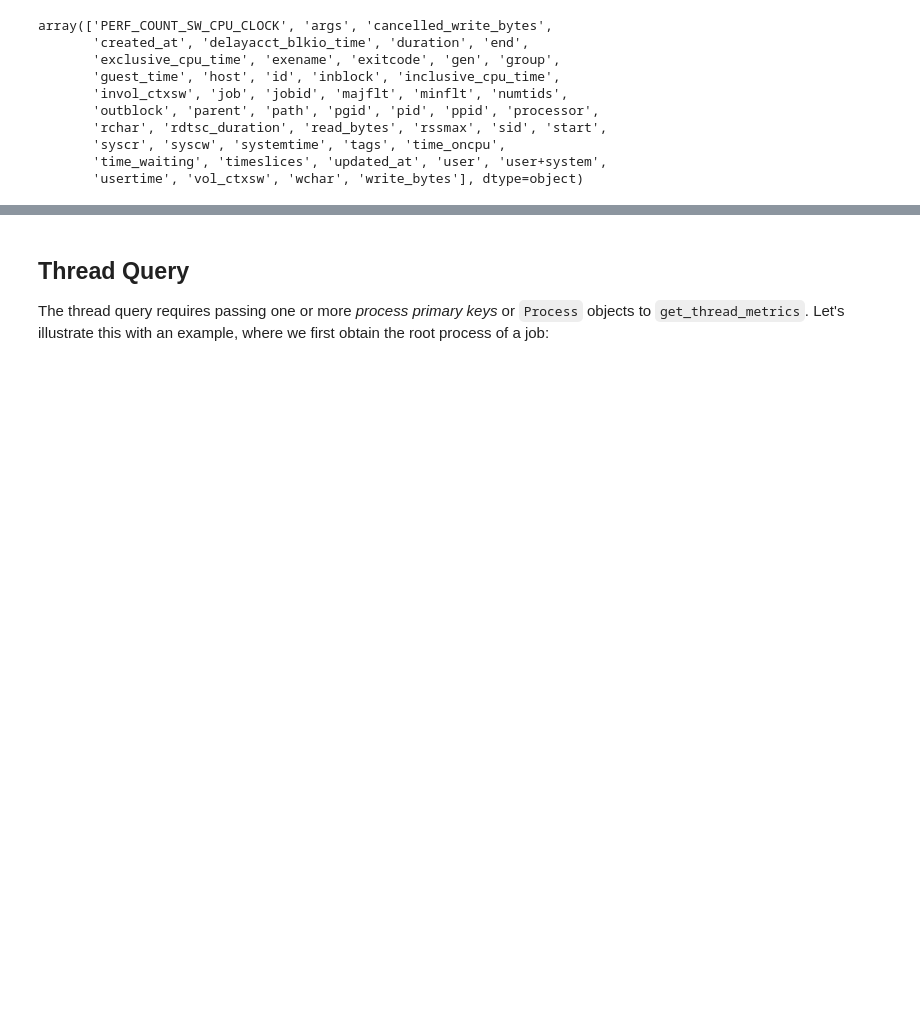
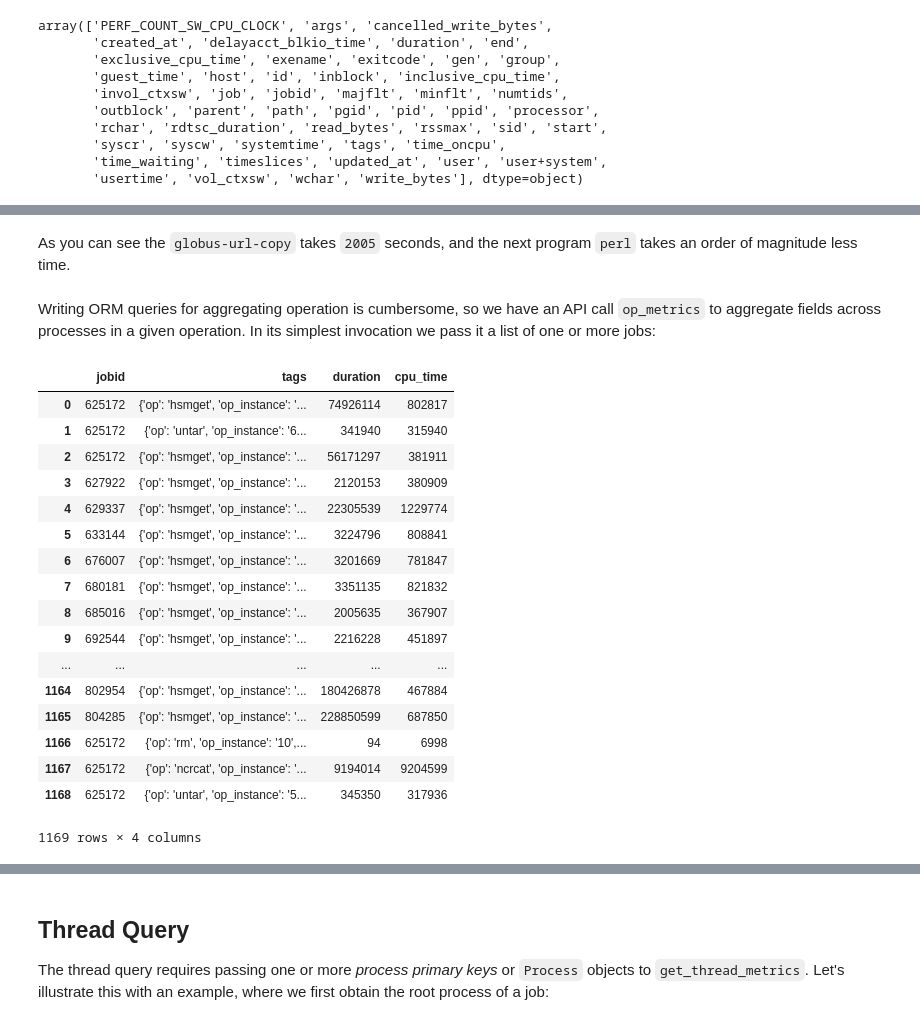
Before and after one commit to ilaflott/epmt, a Jupyter notebook: Query-API.ipynb, the cells around one changed output, grey strips where cells are left out. Saved outputs shown, nothing was run; the diff lists cells and outputs as text; code cells hidden in the pictures; blank space fills up the shorter version.

```diff
--- a/Query-API.ipynb
+++ b/Query-API.ipynb
@@ -398,0 +448,32 @@ array(['PERF_COUNT_SW_CPU_CLOCK', 'args', 'cancelled_write_bytes',
+# %% [markdown]
+As you can see the `globus-url-copy` takes `2005` seconds, and the next program `perl` takes an order of magnitude less time.
+# %% [markdown]
+Writing ORM queries for aggregating operation is cumbersome, so we have an API call <a name="op-metrics">
+`op_metrics`</a> to aggregate fields across processes in a given operation. In its simplest invocation
+we pass it a list of one or more jobs:
+# %%
+# widen width of column display width to show full tag
+import pandas as pd
+pd.set_option('display.max_colwidth', 200)
+
+ops_df = eq.op_metrics(jobs, fmt='pandas')
+ops_df[['jobid', 'tags', 'duration', 'cpu_time']]
+# %% [output]
+|  | jobid | tags | duration | cpu_time |
+| 0 | 625172 | {'op': 'hsmget', 'op_instance': '... | 74926114 | 802817 |
+| 1 | 625172 | {'op': 'untar', 'op_instance': '6... | 341940 | 315940 |
+| 2 | 625172 | {'op': 'hsmget', 'op_instance': '... | 56171297 | 381911 |
+| 3 | 627922 | {'op': 'hsmget', 'op_instance': '... | 2120153 | 380909 |
+| 4 | 629337 | {'op': 'hsmget', 'op_instance': '... | 22305539 | 1229774 |
+| 5 | 633144 | {'op': 'hsmget', 'op_instance': '... | 3224796 | 808841 |
+| 6 | 676007 | {'op': 'hsmget', 'op_instance': '... | 3201669 | 781847 |
+| 7 | 680181 | {'op': 'hsmget', 'op_instance': '... | 3351135 | 821832 |
+| 8 | 685016 | {'op': 'hsmget', 'op_instance': '... | 2005635 | 367907 |
+| 9 | 692544 | {'op': 'hsmget', 'op_instance': '... | 2216228 | 451897 |
+| ... | ... | ... | ... | ... |
+| 1164 | 802954 | {'op': 'hsmget', 'op_instance': '... | 180426878 | 467884 |
+| 1165 | 804285 | {'op': 'hsmget', 'op_instance': '... | 228850599 | 687850 |
+| 1166 | 625172 | {'op': 'rm', 'op_instance': '10',... | 94 | 6998 |
+| 1167 | 625172 | {'op': 'ncrcat', 'op_instance': '... | 9194014 | 9204599 |
+| 1168 | 625172 | {'op': 'untar', 'op_instance': '5... | 345350 | 317936 |
+1169 rows × 4 columns
```
Also changed, not shown: parts of 58 cells of this notebook.
